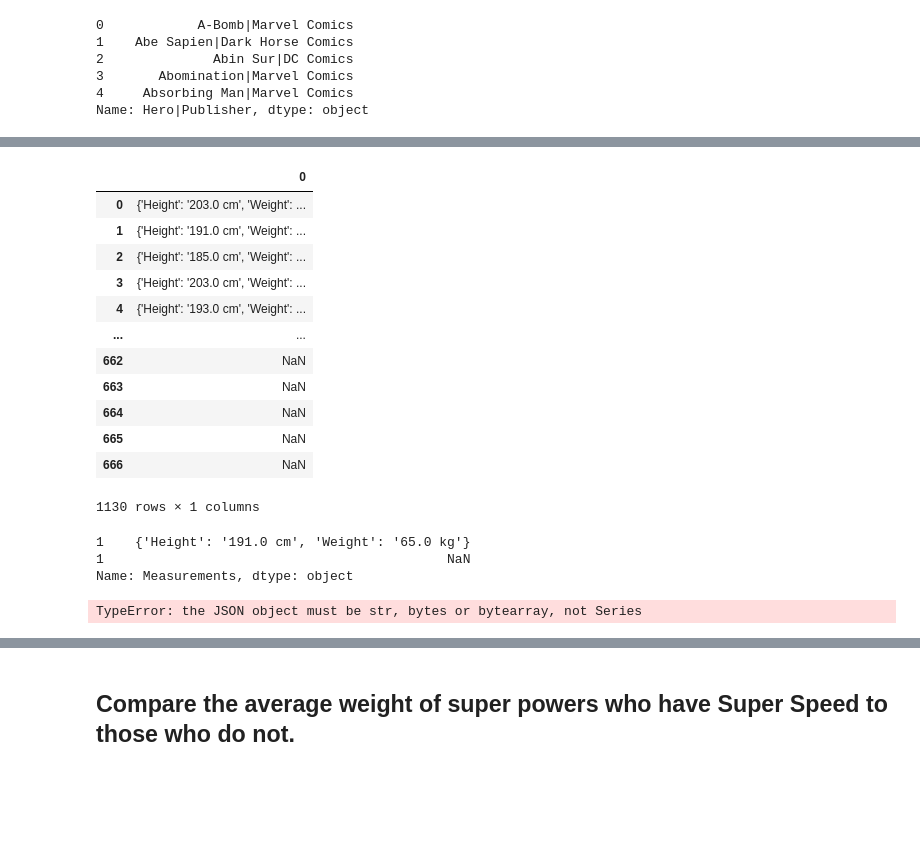
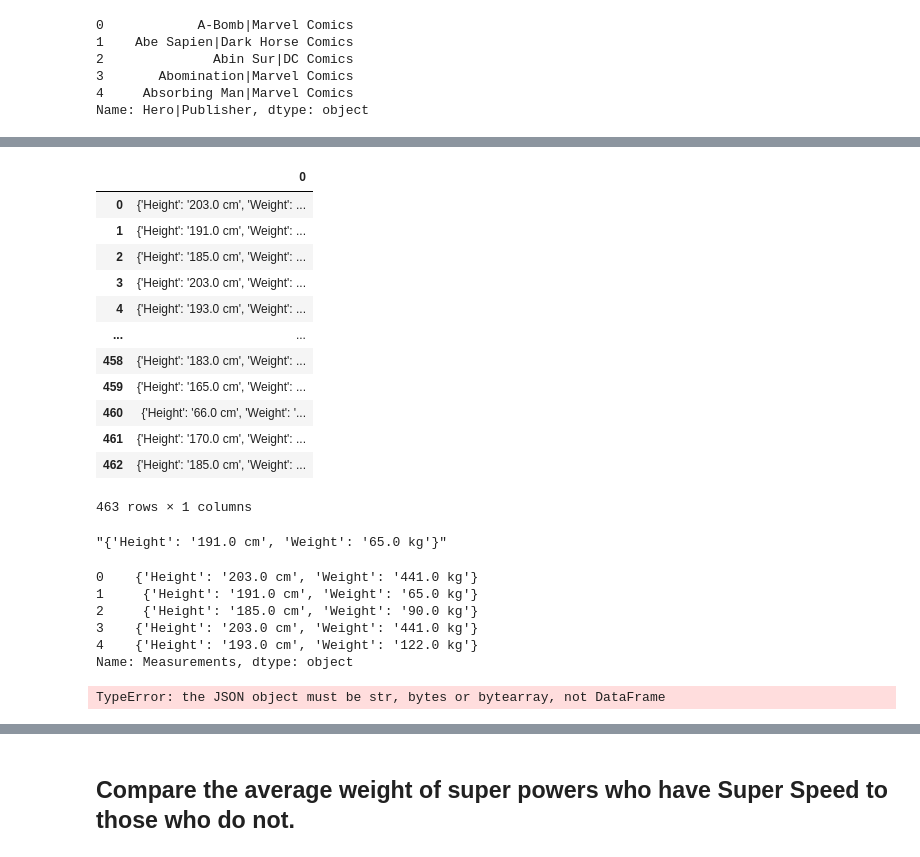
Before and after one commit to Codeguy225/Applying-Advance-Transfromations, a Jupyter notebook: Applying Advanced Transformations.ipynb, the cells around one changed output, grey strips where cells are left out. Cells and saved outputs as stored; diff of their text form; code cells hidden in the pictures; blank space fills up the shorter version.

```diff
--- a/Applying Advanced Transformations.ipynb
+++ b/Applying Advanced Transformations.ipynb
@@ -95,0 +96,4 @@ shi['Hero|Publisher'].str.split(' ',expand=True)
+# %%
+## save the 2 new columns into the dataframe
+shi[['Hero','Publisher']] = shi['Hero|Publisher'].str.split('|',expand=True)
+shi.head(2)
@@ -95,0 +104,4 @@ shi['Hero|Publisher'].str.split(' ',expand=True)
+# %%
+## drop the original column
+shi = shi.drop(columns=['Hero|Publisher'])
+shi.head(2)
@@ -96,4 +112,4 @@ shi['Hero|Publisher'].str.split(' ',expand=True)
 # %%
-# Concatenate the dataframes vertically
-hero_df = pd.concat([shi, shp])
+# merge the two dataframes on the 'Hero' column
+merged_df = pd.merge(shi, shp, left_on='Hero', right_on='hero_names')
 # %%
@@ -108,24 +131,22 @@ hero_df.head()
 # %%
-hero_df['Measurements'].apply(pd.Series)
+merged_df['Measurements'].apply(pd.Series)
 # %% [output]
 |  | 0 |
 | 0 | {'Height': '203.0 cm', 'Weight': ... |
 | 1 | {'Height': '191.0 cm', 'Weight': ... |
 | 2 | {'Height': '185.0 cm', 'Weight': ... |
 | 3 | {'Height': '203.0 cm', 'Weight': ... |
 | 4 | {'Height': '193.0 cm', 'Weight': ... |
 | ... | ... |
-| 662 | NaN |
-| 663 | NaN |
-| 664 | NaN |
-| 665 | NaN |
-| 666 | NaN |
+| 458 | {'Height': '183.0 cm', 'Weight': ... |
+| 459 | {'Height': '165.0 cm', 'Weight': ... |
+| 460 | {'Height': '66.0 cm', 'Weight': '... |
+| 461 | {'Height': '170.0 cm', 'Weight': ... |
+| 462 | {'Height': '185.0 cm', 'Weight': ... |
-1130 rows × 1 columns
+463 rows × 1 columns
 # %%
 # Slice out a single test Measurement
-test_ms = hero_df.loc[1,'Measurements']
+test_ms = merged_df.loc[1,'Measurements']
 test_ms
 # %% [output]
-1    {'Height': '191.0 cm', 'Weight': '65.0 kg'}
-1                                            NaN
-Name: Measurements, dtype: object
+"{'Height': '191.0 cm', 'Weight': '65.0 kg'}"
@@ -134,7 +153,22 @@ test_ms.dropna(inplace=True)
+# %%
+# Make a list of all characters to replace
+to_replace = ['(',')']
+# run a loop to replace all of the characters in the list at once
+for char in to_replace:
+    merged_df['Measurements'] = merged_df['Measurements'].str.replace(char,'',regex=False)
+
+merged_df['Measurements'].head()
+# %% [output]
+0    {'Height': '203.0 cm', 'Weight': '441.0 kg'}
+1     {'Height': '191.0 cm', 'Weight': '65.0 kg'}
+2     {'Height': '185.0 cm', 'Weight': '90.0 kg'}
+3    {'Height': '203.0 cm', 'Weight': '441.0 kg'}
+4    {'Height': '193.0 cm', 'Weight': '122.0 kg'}
+Name: Measurements, dtype: object
 # %%
-json.loads(test_ms)
+json.loads(merged_df)
 # %% [output]
-TypeError: the JSON object must be str, bytes or bytearray, not Series
+TypeError: the JSON object must be str, bytes or bytearray, not DataFrame
 # %%
 # Check the signle record
 test_ms
```
Also changed, not shown: parts of 13 cells of this notebook.
